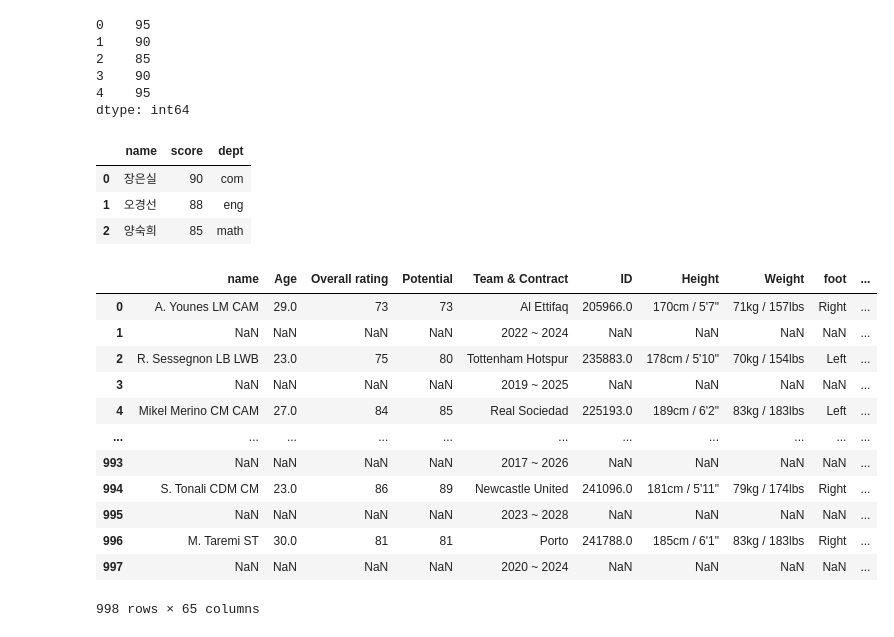
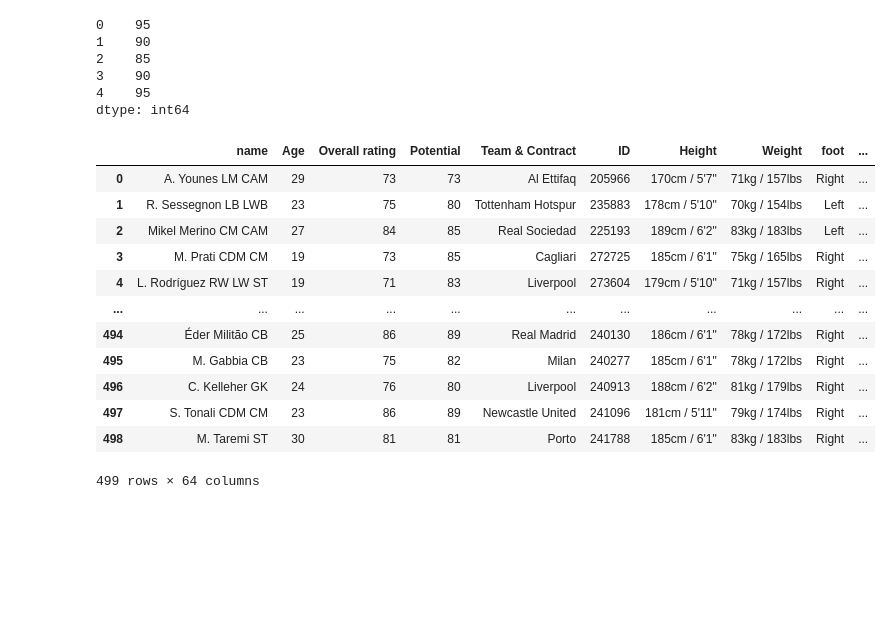
Before and after one commit to choimin0221/data-analytic-programming, a Jupyter notebook: exam1.ipynb, the cells around one changed output. Cells and saved outputs as stored; diff of their text form; code cells hidden in the pictures; blank space fills up the shorter version.

```diff
--- a/exam1.ipynb
+++ b/exam1.ipynb
@@ -9,30 +9,21 @@ score
 3    90
 4    95
 dtype: int64
-# %%
-
-df = pd.DataFrame({'name':['장은실','오경선','양숙희'],'score':[90,88,85],'dept':['com','eng','math']})
-df
-# %% [output]
-|  | name | score | dept |
-| 0 | 장은실 | 90 | com |
-| 1 | 오경선 | 88 | eng |
-| 2 | 양숙희 | 85 | math |
 # %%
-df = pd.read_csv('angel.csv')
+df = pd.read_csv('player1.csv')
 df
 # %% [output]
 |  | name | Age | Overall rating | Potential | Team & Contract | ID | Height | Weight | foot | ... |
-| 0 | A. Younes LM CAM | 29.0 | 73 | 73 | Al Ettifaq | 205966.0 | 170cm / 5'7" | 71kg / 157lbs | Right | ... |
-| 1 | NaN | NaN | NaN | NaN | 2022 ~ 2024 | NaN | NaN | NaN | NaN | ... |
-| 2 | R. Sessegnon LB LWB | 23.0 | 75 | 80 | Tottenham Hotspur | 235883.0 | 178cm / 5'10" | 70kg / 154lbs | Left | ... |
-| 3 | NaN | NaN | NaN | NaN | 2019 ~ 2025 | NaN | NaN | NaN | NaN | ... |
-| 4 | Mikel Merino CM CAM | 27.0 | 84 | 85 | Real Sociedad | 225193.0 | 189cm / 6'2" | 83kg / 183lbs | Left | ... |
+| 0 | A. Younes LM CAM | 29 | 73 | 73 | Al Ettifaq | 205966 | 170cm / 5'7" | 71kg / 157lbs | Right | ... |
+| 1 | R. Sessegnon LB LWB | 23 | 75 | 80 | Tottenham Hotspur | 235883 | 178cm / 5'10" | 70kg / 154lbs | Left | ... |
+| 2 | Mikel Merino CM CAM | 27 | 84 | 85 | Real Sociedad | 225193 | 189cm / 6'2" | 83kg / 183lbs | Left | ... |
+| 3 | M. Prati CDM CM | 19 | 73 | 85 | Cagliari | 272725 | 185cm / 6'1" | 75kg / 165lbs | Right | ... |
+| 4 | L. Rodríguez RW LW ST | 19 | 71 | 83 | Liverpool | 273604 | 179cm / 5'10" | 71kg / 157lbs | Right | ... |
 | ... | ... | ... | ... | ... | ... | ... | ... | ... | ... | ... |
-| 993 | NaN | NaN | NaN | NaN | 2017 ~ 2026 | NaN | NaN | NaN | NaN | ... |
-| 994 | S. Tonali CDM CM | 23.0 | 86 | 89 | Newcastle United | 241096.0 | 181cm / 5'11" | 79kg / 174lbs | Right | ... |
-| 995 | NaN | NaN | NaN | NaN | 2023 ~ 2028 | NaN | NaN | NaN | NaN | ... |
-| 996 | M. Taremi ST | 30.0 | 81 | 81 | Porto | 241788.0 | 185cm / 6'1" | 83kg / 183lbs | Right | ... |
-| 997 | NaN | NaN | NaN | NaN | 2020 ~ 2024 | NaN | NaN | NaN | NaN | ... |
+| 494 | Éder Militão CB | 25 | 86 | 89 | Real Madrid | 240130 | 186cm / 6'1" | 78kg / 172lbs | Right | ... |
+| 495 | M. Gabbia CB | 23 | 75 | 82 | Milan | 240277 | 185cm / 6'1" | 78kg / 172lbs | Right | ... |
+| 496 | C. Kelleher GK | 24 | 76 | 80 | Liverpool | 240913 | 188cm / 6'2" | 81kg / 179lbs | Right | ... |
+| 497 | S. Tonali CDM CM | 23 | 86 | 89 | Newcastle United | 241096 | 181cm / 5'11" | 79kg / 174lbs | Right | ... |
+| 498 | M. Taremi ST | 30 | 81 | 81 | Porto | 241788 | 185cm / 6'1" | 83kg / 183lbs | Right | ... |
-998 rows × 65 columns
+499 rows × 64 columns
 # %%
```
Also changed, not shown: parts of 3 cells of this notebook, 2 other files.
